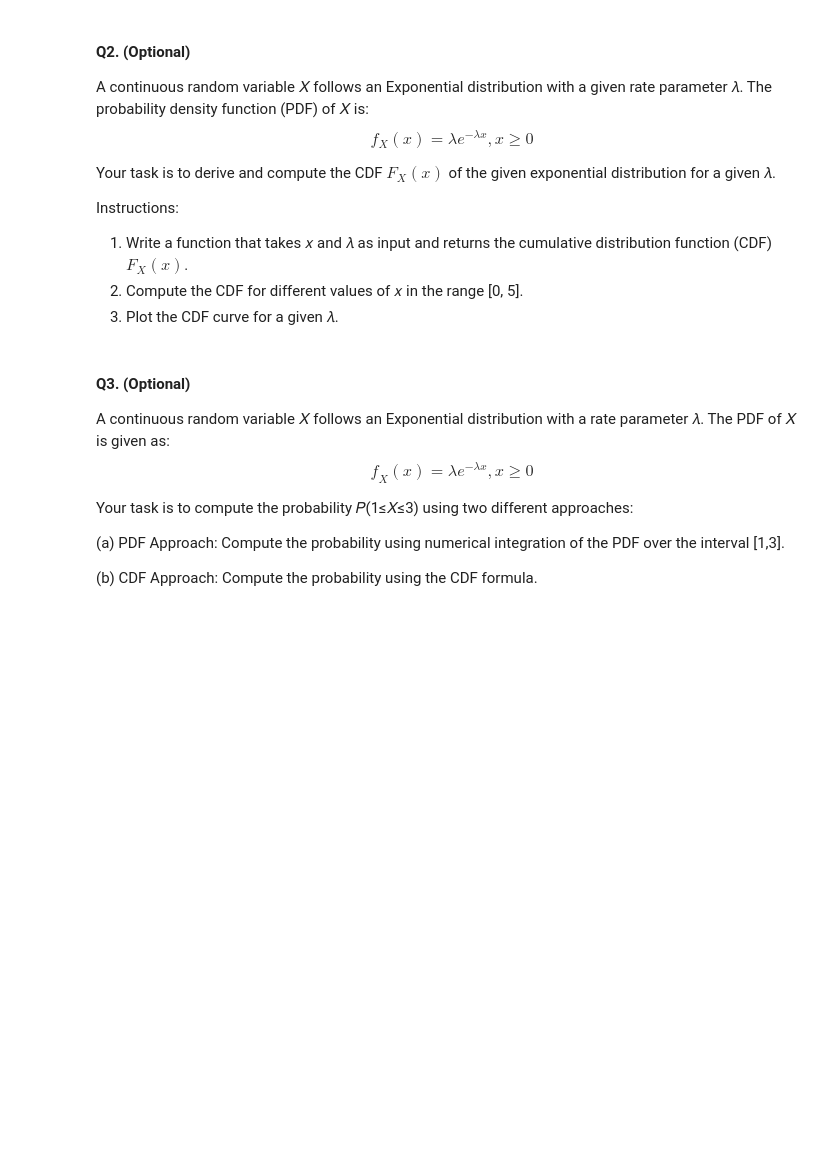
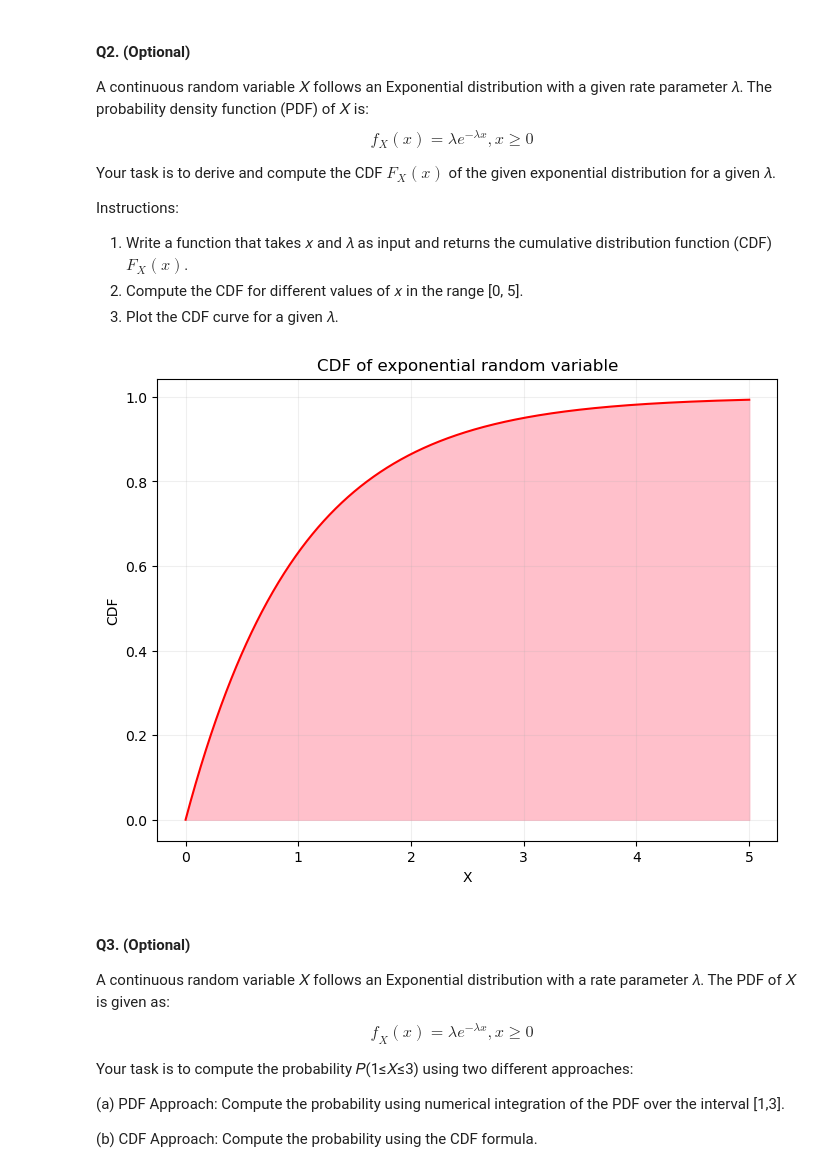
Before and after one commit to ChaitanyaBhoite/PSDV_Assgn_4, a Jupyter notebook: Lab4-Random-Variables.ipynb, the cells around one changed output. Cells and saved outputs as stored; diff of their text form; code cells hidden in the pictures; blank space fills up the shorter version.

```diff
--- a/Lab4-Random-Variables.ipynb
+++ b/Lab4-Random-Variables.ipynb
@@ -1200,6 +1245,27 @@ Instructions:
 1. Write a function that takes 𝑥 and 𝜆 as input and returns the cumulative distribution function (CDF) $ 𝐹_𝑋(𝑥)$.
 2. Compute the CDF for different values of 𝑥 in the range [0, 5].
 3. Plot the CDF curve for a given 𝜆.
+# %%
+def exp_cdf(lam,x):
+    if x<=0:
+        return 0
+    return 1-np.exp(-lam*x)
+
+X = torch.linspace(0,5,1000)
+lam = 1
+
+cdf = [exp_cdf(lam,x) for x in X]
+
+plt.figure(figsize=(8,6))
+plt.plot(X,cdf,color='red')
+plt.fill_between(X,cdf,color='pink')
+plt.xlabel("X")
+plt.ylabel("CDF")
+plt.title("CDF of exponential random variable")
+plt.grid(True,alpha=0.2)
+plt.show()
+# %% [output]
+[figure, added]
 # %% [markdown]
 #### Q3. (Optional)
 A continuous random variable 𝑋 follows an Exponential distribution with a rate parameter 𝜆. The PDF of 𝑋 is given as:
```
Also changed, not shown: parts of 31 cells of this notebook.
